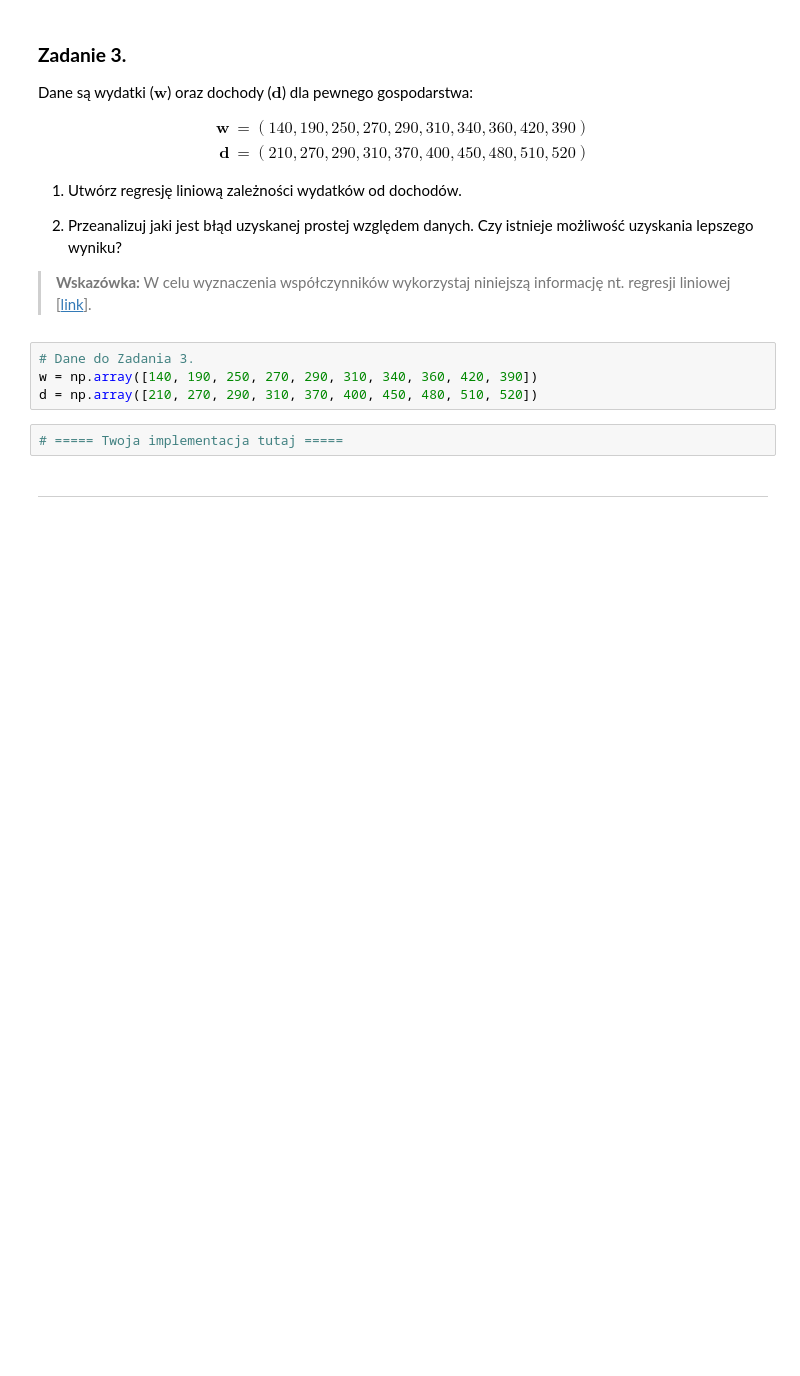
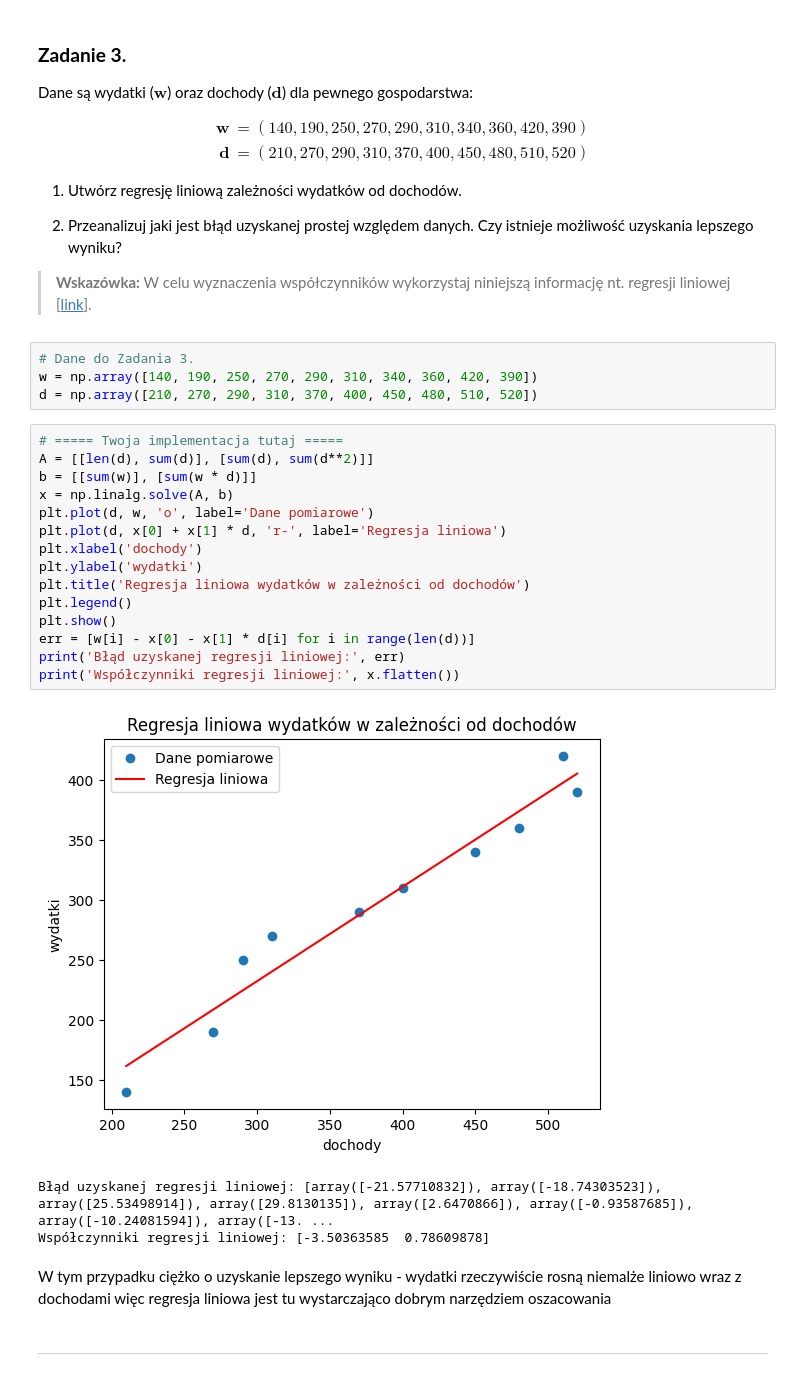
Before and after one commit to MN-KJ-2025/lab-5-r-wnania-m-x-n-KarolKijanka, a Jupyter notebook: sprawozdanie.ipynb, the cells around one changed output. Saved outputs shown, nothing was run; the diff lists cells and outputs as text; blank space fills up the shorter version.

```diff
--- a/sprawozdanie.ipynb
+++ b/sprawozdanie.ipynb
@@ -233,8 +266,27 @@ $$
 # Dane do Zadania 3.
 w = np.array([140, 190, 250, 270, 290, 310, 340, 360, 420, 390])
 d = np.array([210, 270, 290, 310, 370, 400, 450, 480, 510, 520])
-# %%
-# ===== Twoja implementacja tutaj =====
+# %%
+# ===== Twoja implementacja tutaj =====
+A = [[len(d), sum(d)], [sum(d), sum(d**2)]]
+b = [[sum(w)], [sum(w * d)]]
+x = np.linalg.solve(A, b)
+plt.plot(d, w, 'o', label='Dane pomiarowe')
+plt.plot(d, x[0] + x[1] * d, 'r-', label='Regresja liniowa')
+plt.xlabel('dochody')
+plt.ylabel('wydatki')
+plt.title('Regresja liniowa wydatków w zależności od dochodów')
+plt.legend()
+plt.show()
+err = [w[i] - x[0] - x[1] * d[i] for i in range(len(d))]
+print('Błąd uzyskanej regresji liniowej:', err)
+print('Współczynniki regresji liniowej:', x.flatten())
+# %% [output]
+[figure, added]
+Błąd uzyskanej regresji liniowej: [array([-21.57710832]), array([-18.74303523]), array([25.53498914]), array([29.8130135]), array([2.6470866]), array([-0.93587685]), array([-10.24081594]), array([-13. ...
+Współczynniki regresji liniowej: [-3.50363585  0.78609878]
+# %% [markdown]
+W tym przypadku ciężko o uzyskanie lepszego wyniku - wydatki rzeczywiście rosną niemalże liniowo wraz z dochodami więc regresja liniowa jest tu wystarczająco dobrym narzędziem oszacowania
 # %% [markdown]
 ---
 # %% [markdown]
```
Also changed, not shown: parts of 7 cells of this notebook.
